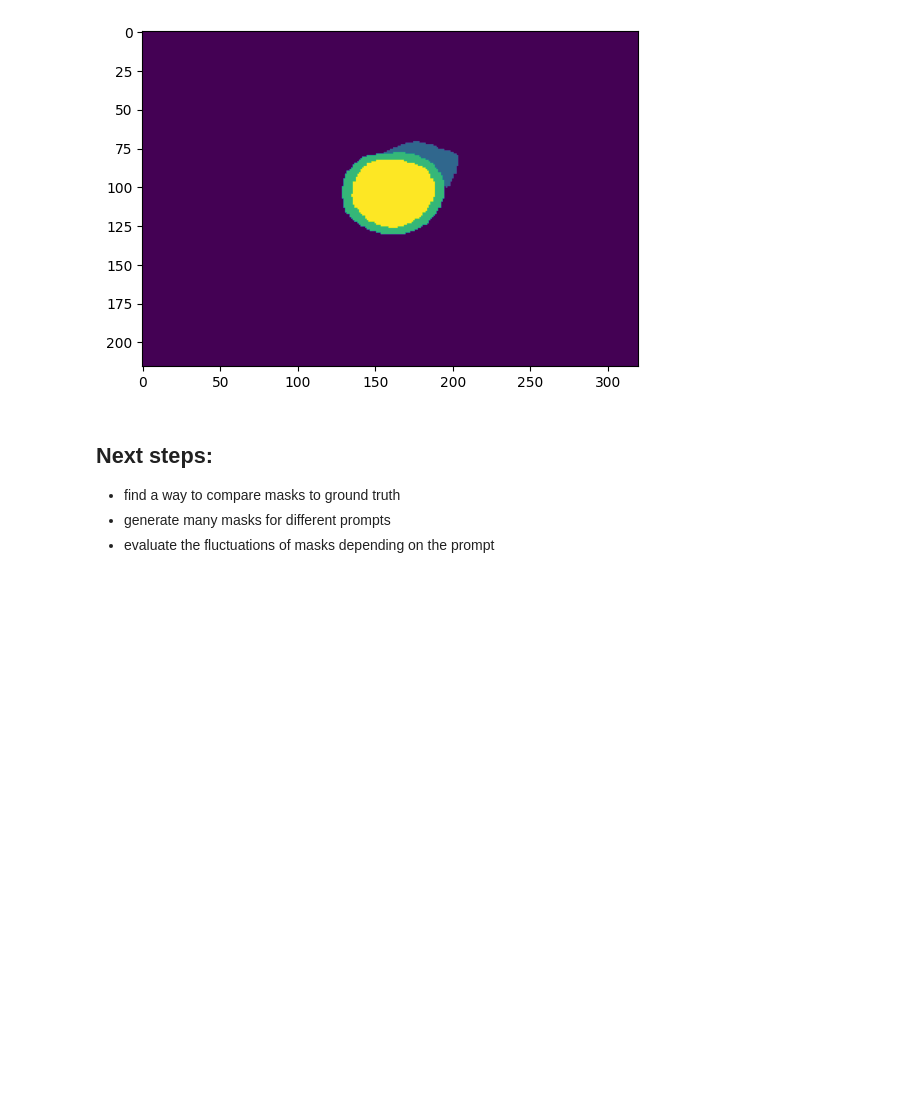
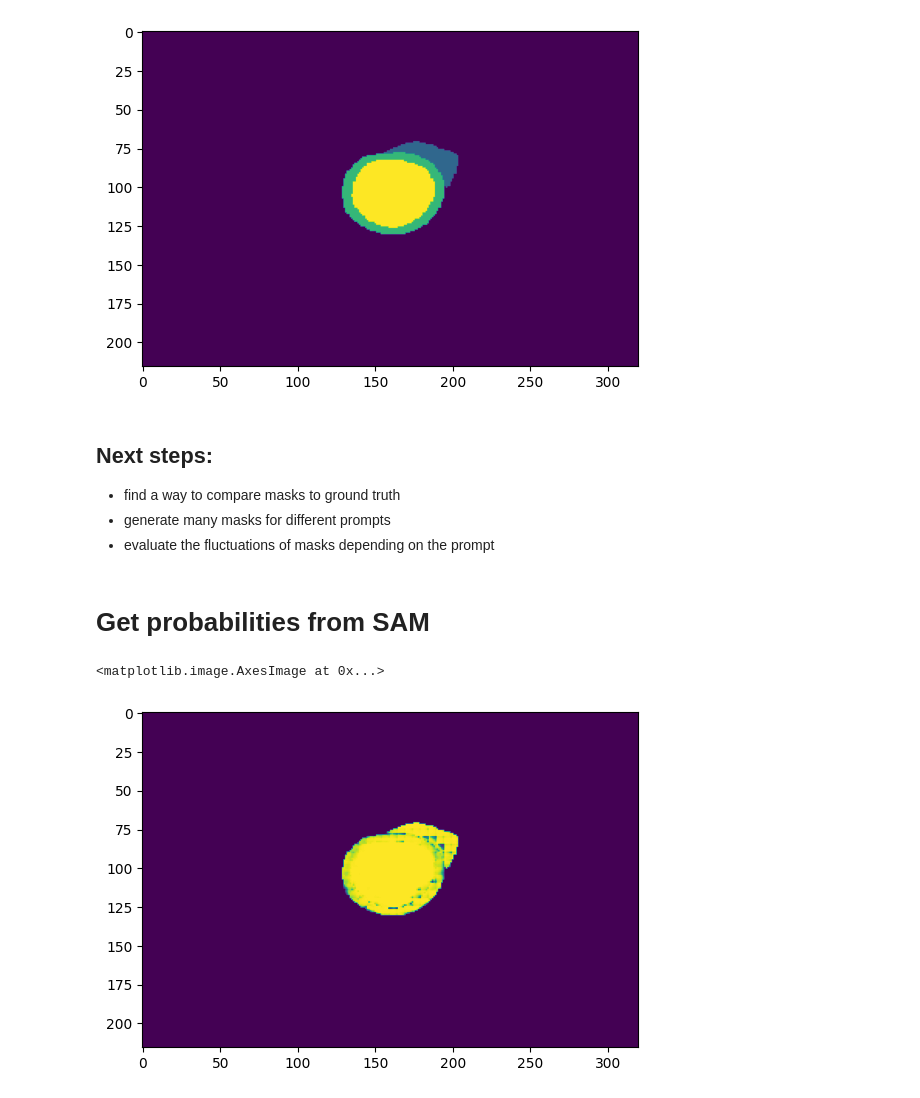
Before and after one commit to ThanhNguyen140/SAM_evaluation, a Jupyter notebook: prompts_gt.ipynb, the cells around one changed output. Saved outputs shown, nothing was run; the diff lists cells and outputs as text; code cells hidden in the pictures; blank space fills up the shorter version.

Commit message:
getting probabilities

```diff
--- a/prompts_gt.ipynb
+++ b/prompts_gt.ipynb
@@ -116 +106,28 @@ plt.show()
+# %%
+def get_logits(n_points, predictor, ground_truth):
+    """This function returns the models logits of the masks.
+
+    Args:
+        n_points (int): Number of points that should be given as prompt per class.
+        predictor (SAMPredictor): Predictor that has alsready a set image
+        ground_truth (np.array): 2D array with the correct class label for each pixel
+
+    Returns:
+        np.array: 3D array with the logits from the models output of three given prompts
+        (one for each class)
+    """
+    labels = set(ground_truth.flatten())# see all classes
+    labels.remove(0)#remove background label
+    n_points = 100
+    masks = []
+    for i, label in enumerate(labels):
+        points = sample_from_class(ground_truth, label, n_points) #sample points from class
+        input_labels = np.array([1]*n_points)#label all points as forground
+        mask, score, logit = predictor.predict(
+                                                                                        point_coords=points,
+                                                                                        point_labels=input_labels,
+                                                                                        multimask_output=False,
+                                                                                        return_logits = True) #create mask with highest internal score
+        masks.append(mask)
+    return masks
 # %%
@@ -145,3 +174,21 @@ plt.show()
 + find a way to compare masks to ground truth
 + generate many masks for different prompts
 + evaluate the fluctuations of masks depending on the prompt
+# %% [markdown]
+# Get probabilities from SAM
+# %%
+logits = get_logits(100, predictor, ground_truth)
+#make probabilities out of logits
+probabilities = []
+for classnr, logit in enumerate(logits):
+    #Apply sigmoid function to get probabilities
+    probabilities.append( 1 / (1 + np.exp(-logit[0])))
+# %%
+true_probabilities = np.zeros_like(probabilities[0])#initialize an empty array with the same size as the probability arrays
+for class_label in range(1,4):#iterateover all foreground classes
+    mask = (ground_truth == class_label)
+    true_probabilities[mask]= probabilities[class_label-1][mask]
+plt.imshow(true_probabilities)
+# %% [output]
+<matplotlib.image.AxesImage at 0x...>
+[figure, added]
```
Also changed, not shown: parts of 6 cells of this notebook.
